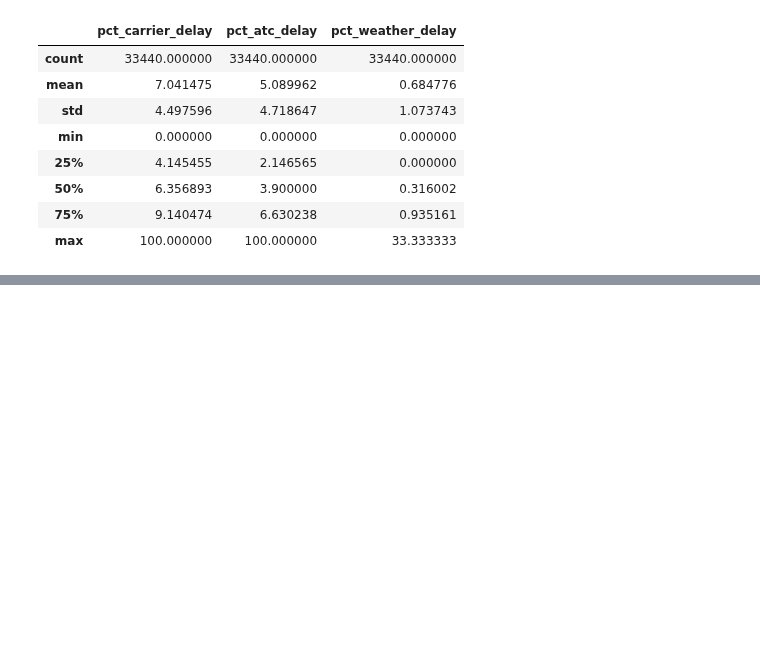
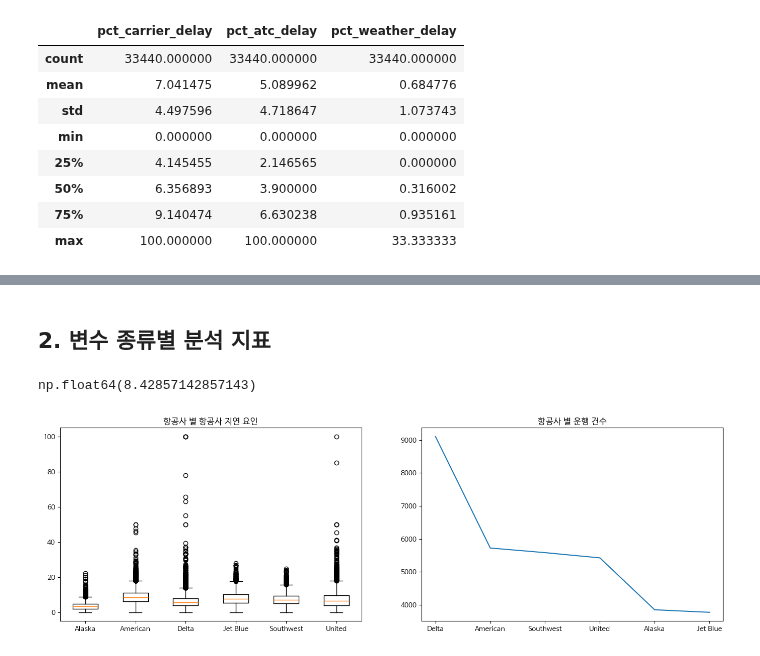
Before and after one commit to Telkem/hipython_rep, a Jupyter notebook: 17_탐색적데이터분석.ipynb, the cells around one changed output, grey strips where cells are left out. Drawn from its saved outputs; the diff is of its cells as text; code cells hidden in the pictures; blank space fills up the shorter version.

```diff
--- a/17_탐색적데이터분석.ipynb
+++ b/17_탐색적데이터분석.ipynb
@@ -89,3 +90,40 @@ df.groupby('airline').describe().T
 |  | 50% | 0.000000 | 0.884354 | 0.316406 | 0.157312 | 0.305598 | 0.263780 |
 |  | 75% | 0.497395 | 1.641725 | 0.893346 | 0.666667 | 0.663306 | 0.861395 |
 |  | max | 14.633803 | 12.500000 | 20.500000 | 9.923077 | 6.240987 | 33.333333 |
+# %% [markdown]
+## 2. 변수 종류별 분석 지표
+# %%
+import matplotlib
+import seaborn as sns
+import matplotlib.pyplot as plt
+from matplotlib import rcParams
+rcParams['font.family'] = 'Hancom Gothic'
+rcParams['axes.unicode_minus'] = False
+# %%
+# 결측치 처리의 경우 항공사별 중앙값으로 지정했는데 평균으로 지정하기에는 최소값과 최대값의 격차가 너무 크기 때문
+df_group_filled = df.copy()
+for col in ['pct_carrier_delay', 'pct_atc_delay', 'pct_weather_delay']:
+    df_group_filled[col] = df_group_filled.groupby('airline')[col]\
+                                          .transform(lambda x: x.fillna(x.median()))
+# %%
+df[df['airline'] == 'American']['pct_carrier_delay'].median()
+# %% [output]
+np.float64(8.42857142857143)
+# %%
+fig = plt.figure(figsize=[17,5])
+axes = fig.add_subplot(1,2,1)
+axes2 = fig.add_subplot(1,2,2)
+axes.boxplot(x=
+             [df_group_filled[df_group_filled['airline'] == 'Alaska']['pct_carrier_delay'],
+             df_group_filled[df_group_filled['airline'] == 'American']['pct_carrier_delay'],
+             df_group_filled[df_group_filled['airline'] == 'Delta']['pct_carrier_delay'],
+             df_group_filled[df_group_filled['airline'] == 'Jet Blue']['pct_carrier_delay'],
+             df_group_filled[df_group_filled['airline'] == 'Southwest']['pct_carrier_delay'],
+             df_group_filled[df_group_filled['airline'] == 'United']['pct_carrier_delay']],
+             labels=['Alaska', 'American', 'Delta', 'Jet Blue', 'Southwest', 'United'])
+axes2.plot(df_group_filled['airline'].value_counts())
+axes.set_title("항공사 별 항공사 지연 요인")
+axes2.set_title("항공사 별 운행 건수")
+plt.show()
+# %% [output]
+[figure, added]
```
Also changed, not shown: parts of 7 cells of this notebook, 3 other files.
